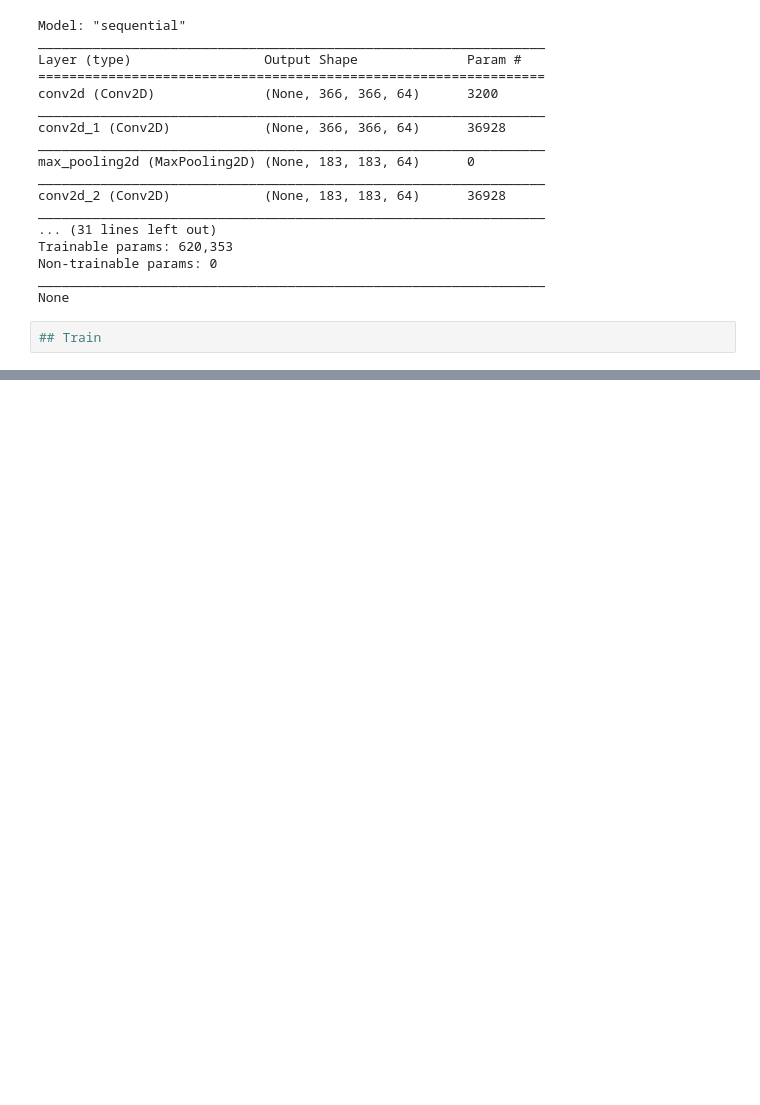
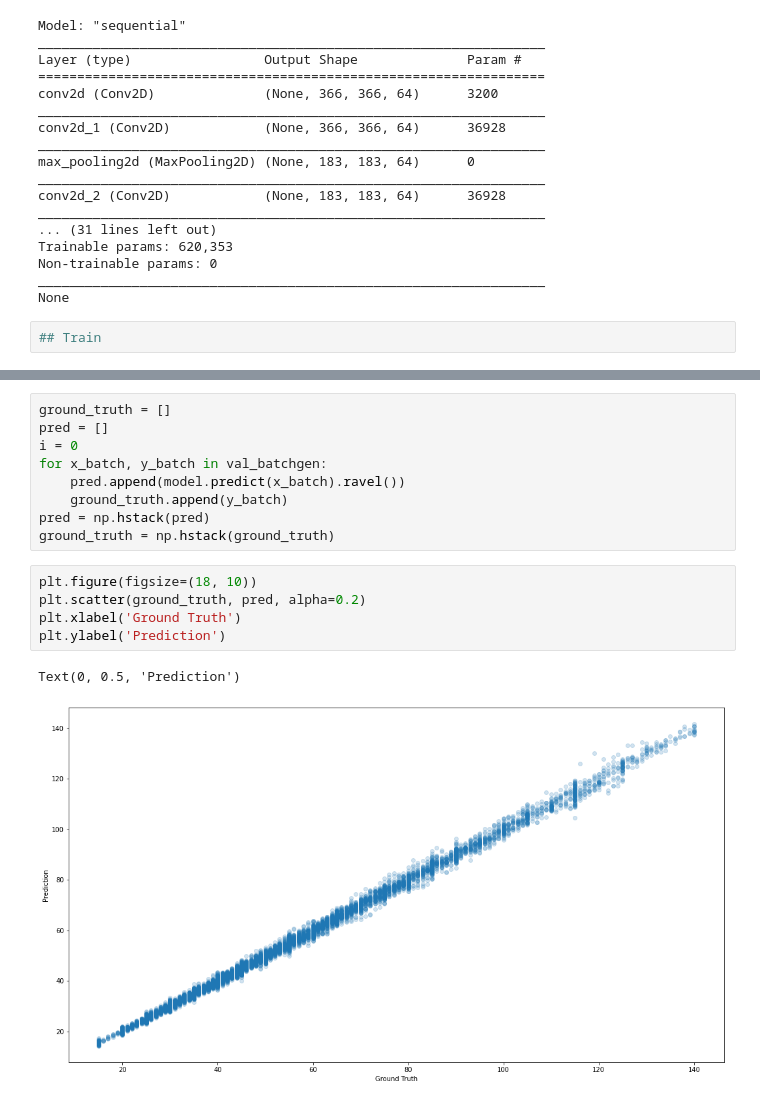
Before and after one commit to nishreenk/EyeSpeed, a Jupyter notebook: Hurricane.ipynb, the cells around one changed output, grey strips where cells are left out. Cells and saved outputs as stored; diff of their text form; blank space fills up the shorter version.

```diff
--- a/Hurricane.ipynb
+++ b/Hurricane.ipynb
@@ -148,0 +163,17 @@ Epoch 1/100
+# %%
+ground_truth = []
+pred = []
+i = 0
+for x_batch, y_batch in val_batchgen:
+    pred.append(model.predict(x_batch).ravel())
+    ground_truth.append(y_batch)
+pred = np.hstack(pred)
+ground_truth = np.hstack(ground_truth)
+# %%
+plt.figure(figsize=(18, 10))
+plt.scatter(ground_truth, pred, alpha=0.2)
+plt.xlabel('Ground Truth')
+plt.ylabel('Prediction')
+# %% [output]
+Text(0, 0.5, 'Prediction')
+[figure, added]
```
Also changed, not shown: parts of 2 cells of this notebook.
